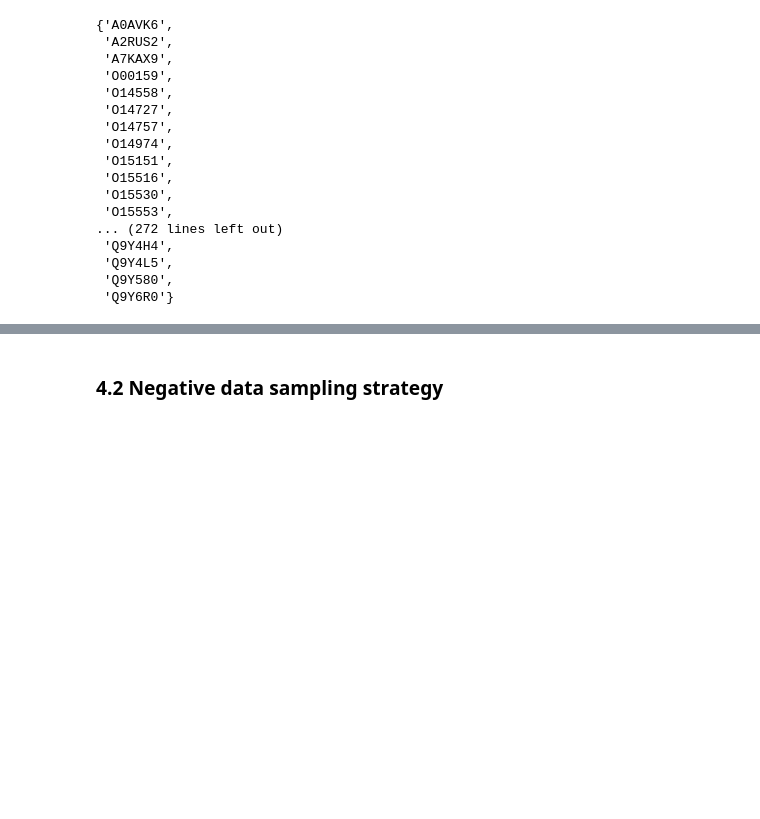
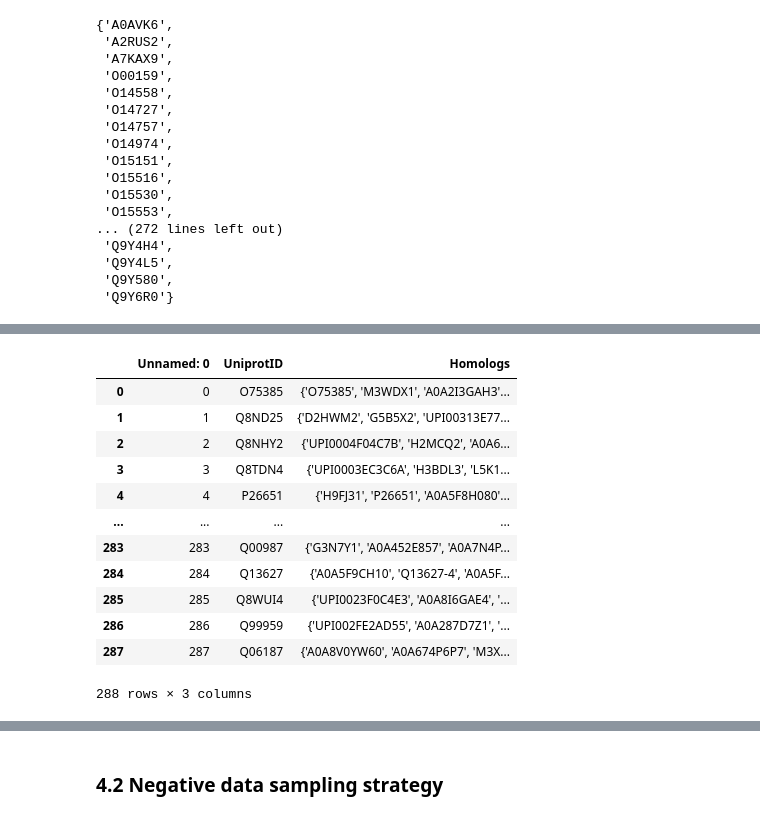
Before and after one commit to liuliu-umich/CAMP-14-3-3, a Jupyter notebook: 3. Sampling and modeling.ipynb, the cells around one changed output, grey strips where cells are left out. Drawn from its saved outputs; the diff is of its cells as text; code cells hidden in the pictures; blank space fills up the shorter version.

```diff
--- a/3. Sampling and modeling.ipynb
+++ b/3. Sampling and modeling.ipynb
@@ -702,3 +725,21 @@ homology_df.to_csv("homologs_all.csv")
+# %%
+csv_file = 'data/homologs_all.csv'
+df = pd.read_csv(csv_file)
+df
+# %% [output]
+|  | Unnamed: 0 | UniprotID | Homologs |
+| 0 | 0 | O75385 | {'O75385', 'M3WDX1', 'A0A2I3GAH3'... |
+| 1 | 1 | Q8ND25 | {'D2HWM2', 'G5B5X2', 'UPI00313E77... |
+| 2 | 2 | Q8NHY2 | {'UPI0004F04C7B', 'H2MCQ2', 'A0A6... |
+| 3 | 3 | Q8TDN4 | {'UPI0003EC3C6A', 'H3BDL3', 'L5K1... |
+| 4 | 4 | P26651 | {'H9FJ31', 'P26651', 'A0A5F8H080'... |
+| ... | ... | ... | ... |
+| 283 | 283 | Q00987 | {'G3N7Y1', 'A0A452E857', 'A0A7N4P... |
+| 284 | 284 | Q13627 | {'A0A5F9CH10', 'Q13627-4', 'A0A5F... |
+| 285 | 285 | Q8WUI4 | {'UPI0023F0C4E3', 'A0A8I6GAE4', '... |
+| 286 | 286 | Q99959 | {'UPI002FE2AD55', 'A0A287D7Z1', '... |
+| 287 | 287 | Q06187 | {'A0A8V0YW60', 'A0A674P6P7', 'M3X... |
+288 rows × 3 columns
 # %%
 ### Ensure that the multiple sequence alignment (MSA) has serine (S) or threonine (T) at the corresponding positions.
 
```
Also changed, not shown: parts of 8 cells of this notebook, 6 other files.
